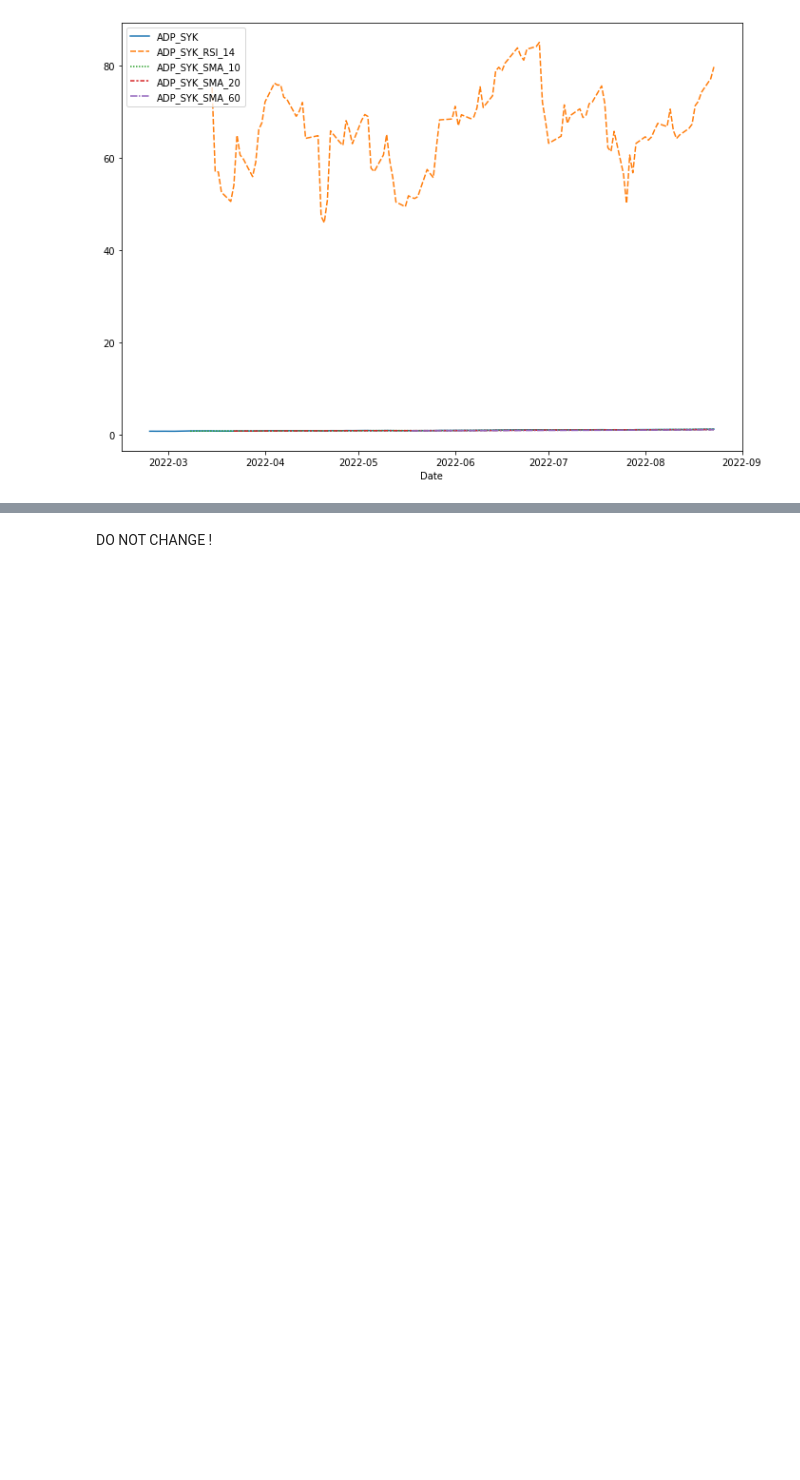
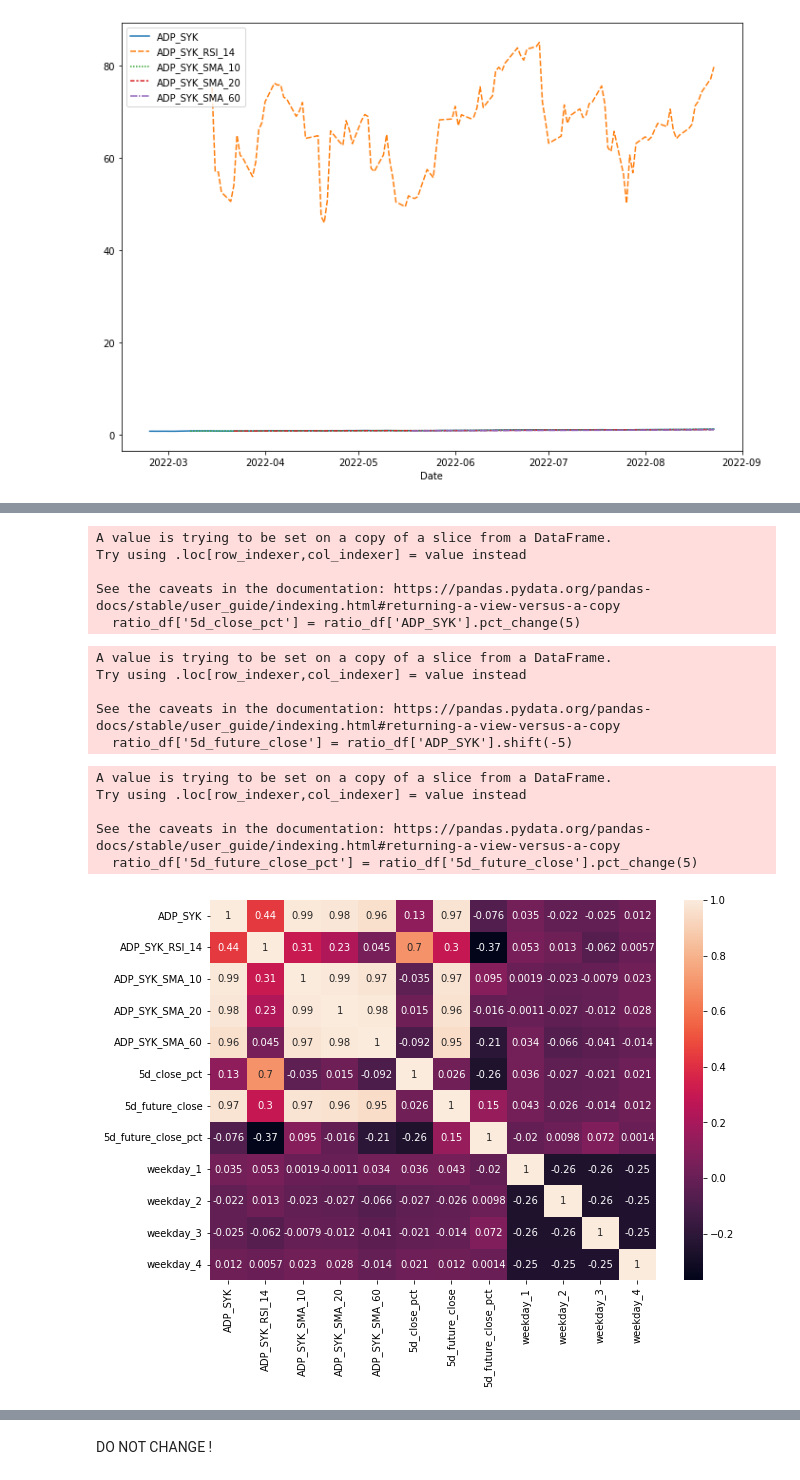
Before and after one commit to greengamma/long-short-trade-ideas-generator, a Jupyter notebook: notebooks/xg_model.ipynb, the cells around one changed output, grey strips where cells are left out. Drawn from its saved outputs; the diff is of its cells as text; code cells hidden in the pictures; blank space fills up the shorter version.

Commit message:
Implemented first working version of XGBoost

```diff
--- a/notebooks/xg_model.ipynb
+++ b/notebooks/xg_model.ipynb
@@ -87,0 +98,37 @@ sns.lineplot(data=sorted_df.iloc[:, :5]);
+# %%
+# add price features
+# the new column contains the %age change of each day compared to the prior 5 days
+ratio_df['5d_close_pct'] = ratio_df['ADP_SYK'].pct_change(5)
+# %% [output]
+A value is trying to be set on a copy of a slice from a DataFrame.
+Try using .loc[row_indexer,col_indexer] = value instead
+
+See the caveats in the documentation: https://pandas.pydata.org/pandas-docs/stable/user_guide/indexing.html#returning-a-view-versus-a-copy
+  ratio_df['5d_close_pct'] = ratio_df['ADP_SYK'].pct_change(5)
+# %%
+ratio_df['5d_future_close'] = ratio_df['ADP_SYK'].shift(-5)
+# %% [output]
+A value is trying to be set on a copy of a slice from a DataFrame.
+Try using .loc[row_indexer,col_indexer] = value instead
+
+See the caveats in the documentation: https://pandas.pydata.org/pandas-docs/stable/user_guide/indexing.html#returning-a-view-versus-a-copy
+  ratio_df['5d_future_close'] = ratio_df['ADP_SYK'].shift(-5)
+# %%
+ratio_df['5d_future_close_pct'] = ratio_df['5d_future_close'].pct_change(5)
+# %% [output]
+A value is trying to be set on a copy of a slice from a DataFrame.
+Try using .loc[row_indexer,col_indexer] = value instead
+
+See the caveats in the documentation: https://pandas.pydata.org/pandas-docs/stable/user_guide/indexing.html#returning-a-view-versus-a-copy
+  ratio_df['5d_future_close_pct'] = ratio_df['5d_future_close'].pct_change(5)
+# %%
+# add datetime features and concatenate with ratio_df
+days_of_week = pd.get_dummies(ratio_df.index.dayofweek, prefix='weekday', drop_first=True)
+ratio_df = pd.concat([ratio_df.reset_index(), days_of_week], axis=1, ignore_index=False)
+# %%
+corr1 = ratio_df.corr()
+dims = (10, 7)
+fig, ax = plt.subplots(figsize=dims)
+sns.heatmap(corr1, annot=True, fmt='.2g');
+# %% [output]
+[figure, added]
```
Also changed, not shown: parts of 13 cells of this notebook.
